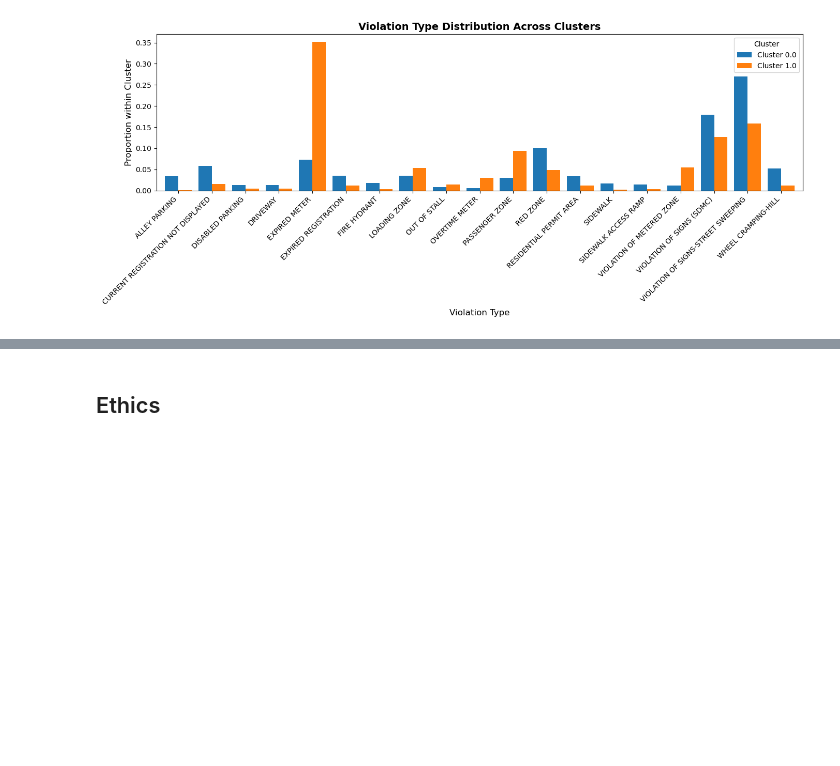
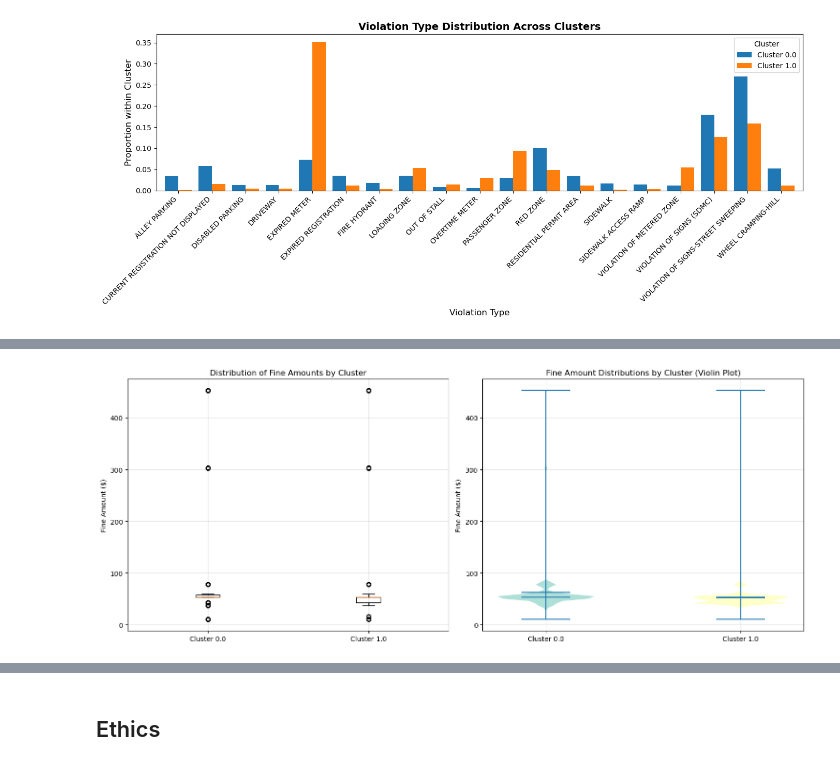
Before and after one commit to tobyzhan/Parking-Citation-Project, a Jupyter notebook: 03-FinalProject.ipynb, the cells around one changed output, grey strips where cells are left out. Drawn from its saved outputs; the diff is of its cells as text; code cells hidden in the pictures; blank space fills up the shorter version.

```diff
--- a/03-FinalProject.ipynb
+++ b/03-FinalProject.ipynb
@@ -912,0 +1067,43 @@ plt.show()
+# %%
+# Create box plots to visualize fine amount distributions across clusters
+fig, (ax1, ax2) = plt.subplots(1, 2, figsize=(15, 6))
+
+# Only create plots if we have valid data
+if len(valid_clusters) >= 2:
+    # Box plot of fine amounts by cluster
+    fine_data_by_cluster = [valid_clusters[cluster] for cluster in sorted(valid_clusters.keys())]
+    cluster_labels = [f'Cluster {i}' for i in sorted(valid_clusters.keys())]
+
+    ax1.boxplot(fine_data_by_cluster, labels=cluster_labels)
+    ax1.set_ylabel('Fine Amount ($)')
+    ax1.set_title('Distribution of Fine Amounts by Cluster')
+    ax1.grid(True, alpha=0.3)
+
+    # Violin plot for better distribution visualization
+    positions = range(1, len(valid_clusters) + 1)
+    violin_parts = ax2.violinplot(fine_data_by_cluster, positions=positions, showmeans=True, showmedians=True)
+
+    ax2.set_xticks(positions)
+    ax2.set_xticklabels(cluster_labels)
+    ax2.set_ylabel('Fine Amount ($)')
+    ax2.set_title('Fine Amount Distributions by Cluster (Violin Plot)')
+    ax2.grid(True, alpha=0.3)
+
+    # Color the violins
+    for i, pc in enumerate(violin_parts['bodies']):
+        pc.set_facecolor(plt.cm.Set3(i))
+        pc.set_alpha(0.7)
+else:
+    # Display error message if insufficient data
+    ax1.text(0.5, 0.5, 'Insufficient valid data\nfor visualization',
+             ha='center', va='center', transform=ax1.transAxes, fontsize=14)
+    ax1.set_title('Box Plot - Insufficient Data')
+
+    ax2.text(0.5, 0.5, 'Insufficient valid data\nfor visualization',
+             ha='center', va='center', transform=ax2.transAxes, fontsize=14)
+    ax2.set_title('Violin Plot - Insufficient Data')
+
+plt.tight_layout()
+plt.show()
+# %% [output]
+[figure, added]
```
Also changed, not shown: parts of 13 cells of this notebook.
